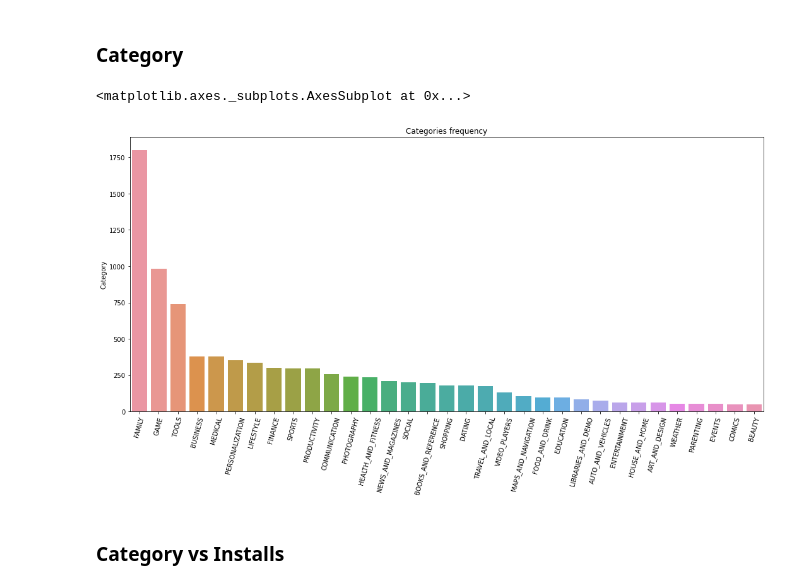
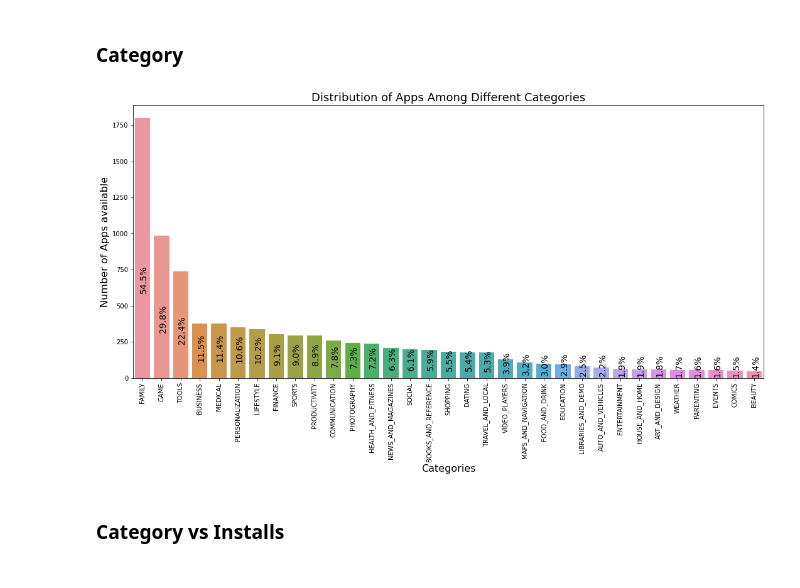
Before and after one commit to jiawei-li89/Project, a Jupyter notebook: Week5-6_Google_Player_Store.ipynb, the cells around one changed output. Drawn from its saved outputs; the diff is of its cells as text; code cells hidden in the pictures.

```diff
--- a/Week5-6_Google_Player_Store.ipynb
+++ b/Week5-6_Google_Player_Store.ipynb
@@ -211,8 +206,7 @@ dtype: bool
 """
 Remove Apps with unknown size and current ver
 """
-playstore.drop(playstore[(playstore.Size == 'Varies with device') |
-                               (playstore['Current Ver'] == 'Varies with device' )].index,inplace=True)
+playstore.drop(playstore[(playstore.Size == 'Varies with device')].index,inplace=True)
 # %%
 playstore.isin(['Varies with device']).any()
 # %% [output]
@@ -267,4 +270,5 @@ rt_median=np.median(t_data['Rating'])
 rt_mode=mode(t_data['Rating'])
 
 print(rt_mean,rt_median,rt_mode)
+playstore['Rating'].fillna(rt_mean, inplace=True)
 # %% [output]
@@ -393,18 +412,40 @@ Text(0.5, 1.0, 'Most Popular Categories in Play Store')
 [figure]
 # %% [markdown]
 ### Category
-# %%
-top_categories = playstore.Category.value_counts()
-
-plt.figure(figsize=(18,8))
-plt.xticks(rotation=75)
-plt.title('Categories frequency')
-plt.ylabel('freq.')
-sns.set_color_codes("pastel")
-sns.barplot(top_categories.index, top_categories)
-# %% [output]
-<matplotlib.axes._subplots.AxesSubplot at 0x...>
-[figure, removed]
+# %%
+### total number of unique categories
+number_of_categories = len(playstore['Category'].unique())
+
+### Count the number of apps in each 'Category' and sort them in descending order
+num_of_apps_in_each_category = playstore['Category'].value_counts().sort_values(ascending = False)
+
+### Plot of the results
+plt.figure(figsize=(18,8))
+plot_apps_in_categories = sns.barplot(
+         x = num_of_apps_in_each_category.index,  # index = category name
+         y = num_of_apps_in_each_category.values, # value = count for each category
+                    )
+
+### This makes the plot to look more appealing
+plot_apps_in_categories.set_xticklabels(plot_apps_in_categories.get_xticklabels(), rotation=90, horizontalalignment='center')
+plt.xlabel(xlabel='Categories', fontsize = 16)
+plt.ylabel(ylabel='Number of Apps available', fontsize = 16)
+plt.title("Distribution of Apps Among Different Categories", fontsize = 18)
+
+### Let's add percentages to the plot, since this will facilitate interpreation of the findings
+def add_percentages(plot, column):
+    total = len(column)
+    for p in plot.patches:
+        percentage = '{:.1f}%'.format(p.get_height()/total)
+        x = p.get_x() + p.get_width() / 1.7   # This part defines a horizontal position of the output relative to a respective bar
+        y = p.get_y() + p.get_height()/3.0    # This part defines a vertical position of the output relative to a respective bar
+        plot.annotate(percentage, (x, y), size = 14,  rotation=90, horizontalalignment='center')
+
+add_percentages(plot_apps_in_categories, num_of_apps_in_each_category.values)
+
+### Finally, let us see how the re
+# %% [output]
+[figure, added]
 # %% [markdown]
 ### Category vs Installs
 # %%
```
Also changed, not shown: parts of 19 cells of this notebook.
